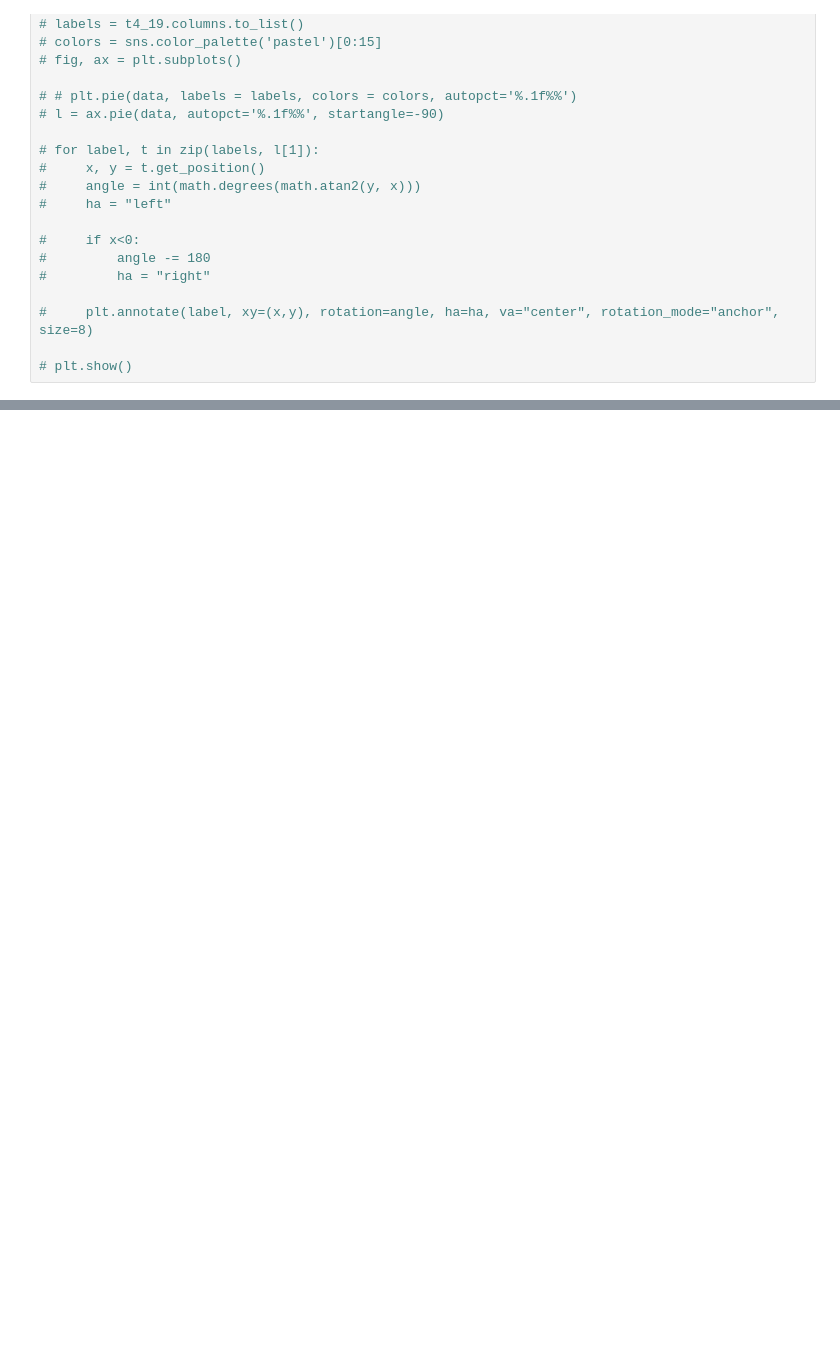
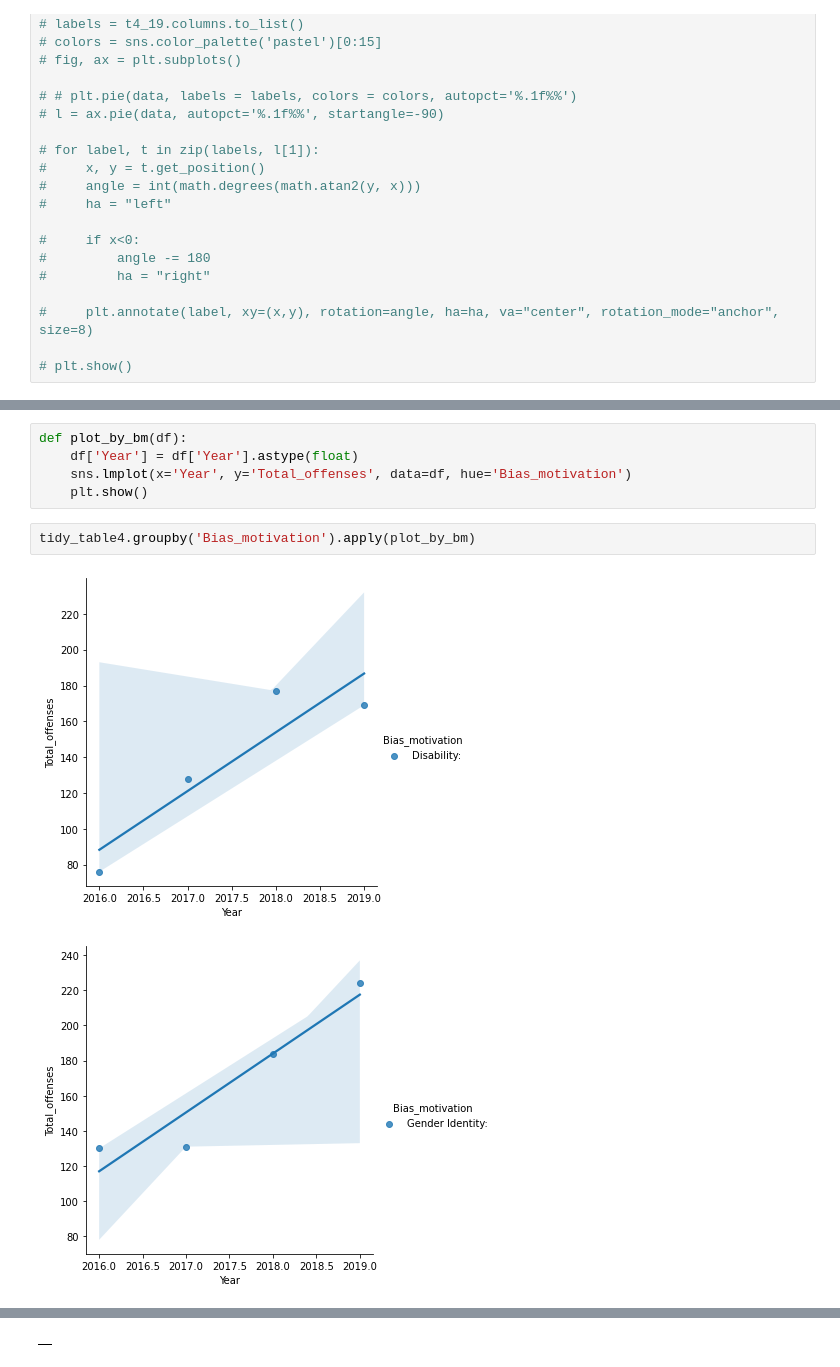
Before and after one commit to ChenTsizhen/2950_Project, a Jupyter notebook: masterNotebook.ipynb, the cells around one changed output, grey strips where cells are left out. Drawn from its saved outputs; the diff is of its cells as text; blank space fills up the shorter version.

```diff
--- a/masterNotebook.ipynb
+++ b/masterNotebook.ipynb
@@ -157,0 +169,10 @@ plt.show()
+# %%
+def plot_by_bm(df):
+    df['Year'] = df['Year'].astype(float)
+    sns.lmplot(x='Year', y='Total_offenses', data=df, hue='Bias_motivation')
+    plt.show()
+# %%
+tidy_table4.groupby('Bias_motivation').apply(plot_by_bm)
+# %% [output]
+[figure, added]
+[figure, added]
@@ -157,0 +184 @@ plt.show()
+|  |
```
Also changed, not shown: parts of 5 cells of this notebook.
